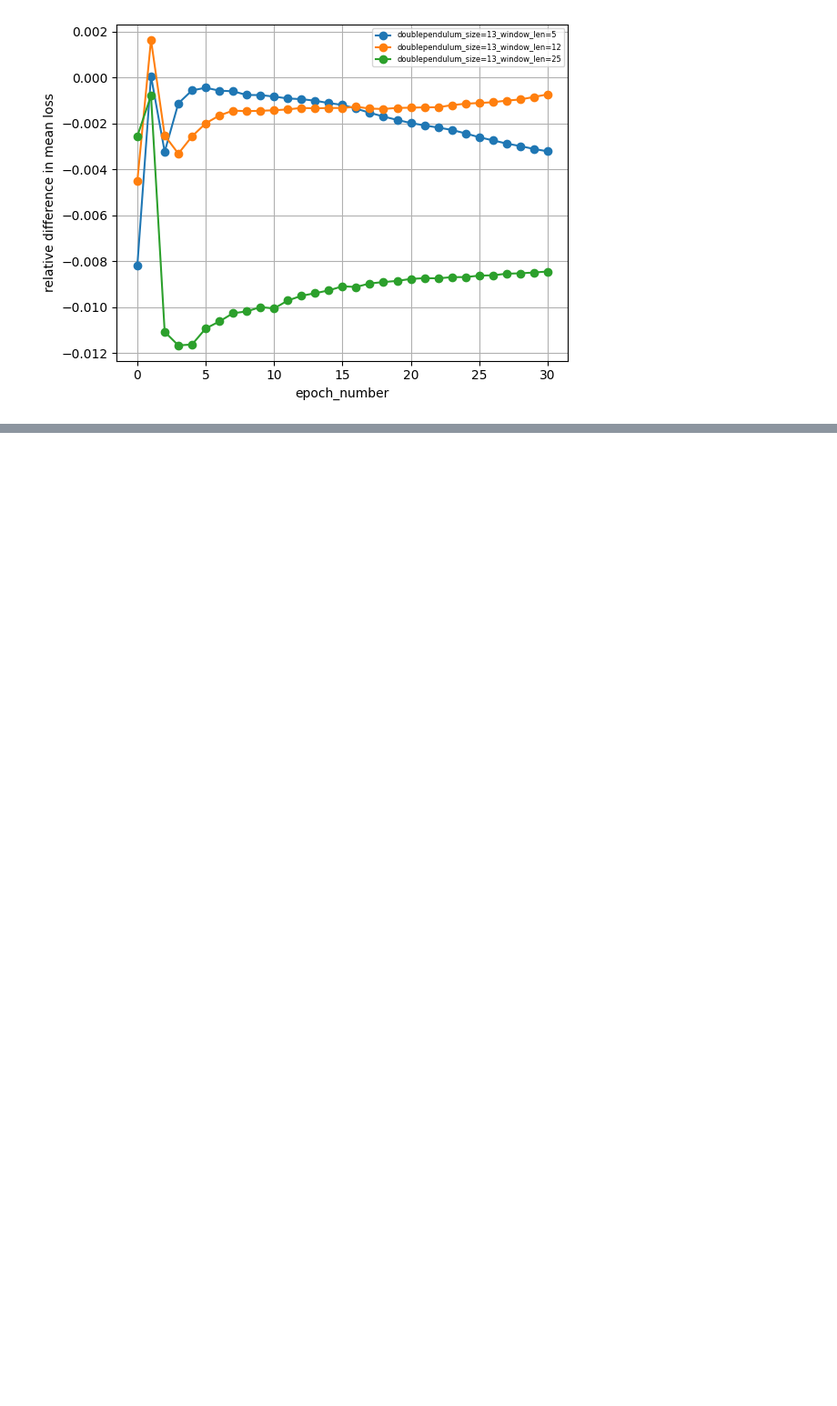
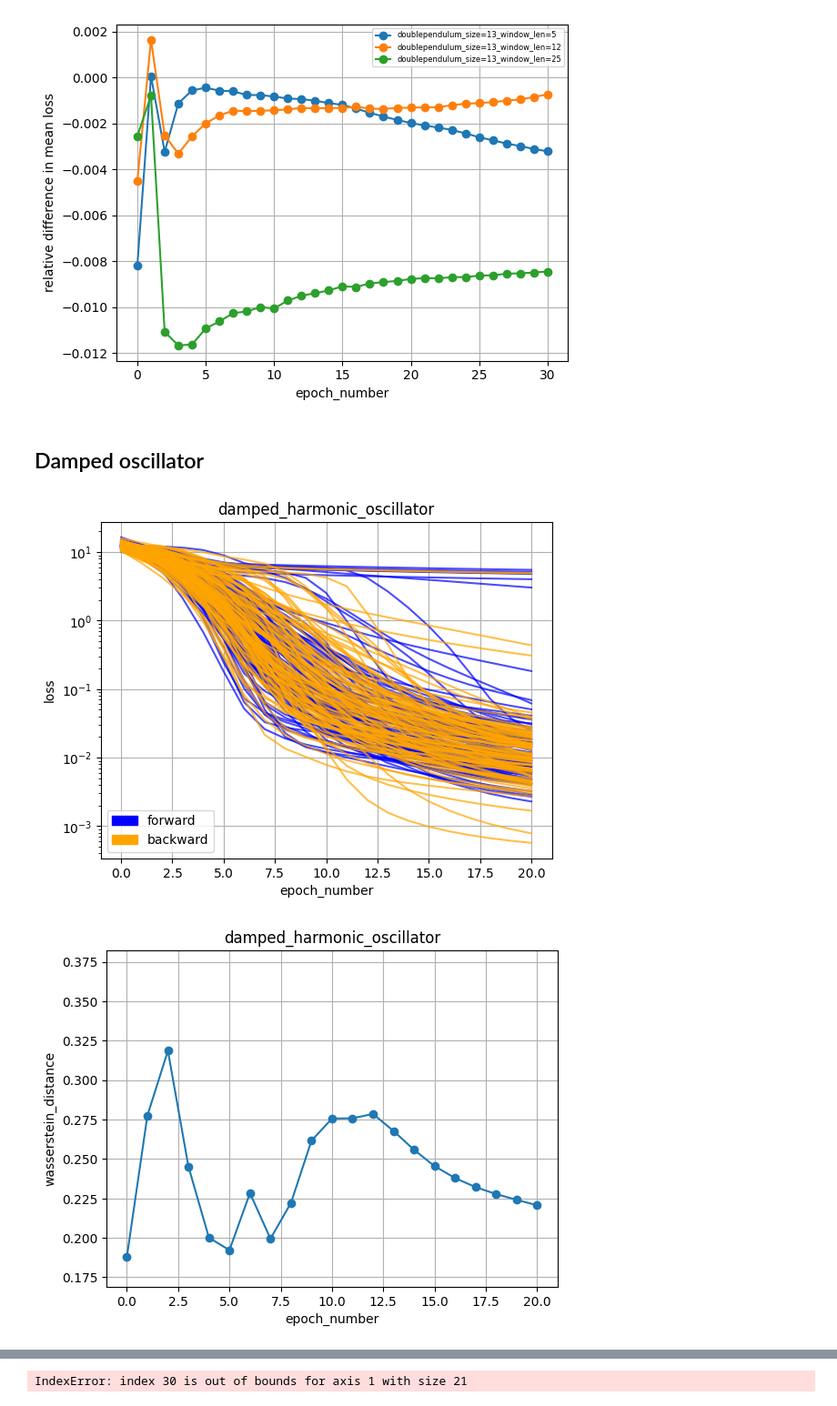
Before and after one commit to mathymess/reversibility-of-processes, a Jupyter notebook: loss_distribution.ipynb, the cells around one changed output, grey strips where cells are left out. Shown at 91% size. Cells and saved outputs as stored; diff of their text form; code cells hidden in the pictures; blank space fills up the shorter version.

Commit message:
Add damped harmonic oscillator
I forgot how I computed 20230507_distributions/damped_harmonic_oscillator.json
but apparently it was without any friction.

```diff
--- a/loss_distribution.ipynb
+++ b/loss_distribution.ipynb
@@ -34,9 +34,9 @@ class LossDistribution():
             runs = range(self.num_runs)
 
         for losses in self.forward[runs]:
-            plt.plot(losses, label="forward", color="blue", alpha=0.7)
+            plt.plot(losses, label="forward", color="blue", alpha=0.5)
         for losses in self.backward[runs]:
-            plt.plot(losses, label="backward", color="orange", alpha=0.7)
+            plt.plot(losses, label="backward", color="orange", alpha=0.5)
 
         plt.legend(handles=[mpatches.Patch(color="blue", label="forward"),
                             mpatches.Patch(color="orange", label="backward")])
@@ -277,3 +279,10 @@ plot_relmeandiffs([l for l in loss_distributions if "kepler" in l.filepath])
 plot_relmeandiffs([l for l in loss_distributions if "doublependulum" in l.filepath])
 # %% [output]
 [figure]
+# %% [markdown]
+## Damped oscillator
+# %%
+all_plots_for_datafile("20230507_distributions/damped_harmonic_oscillator.json")
+# %% [output]
+[figure, added]
+[figure, added]
@@ -279,0 +293 @@ plot_relmeandiffs([l for l in loss_distributions if "doublependulum" in l.filepa
+IndexError: index 30 is out of bounds for axis 1 with size 21
```
Also changed, not shown: parts of 3 cells of this notebook, 3 other files.
